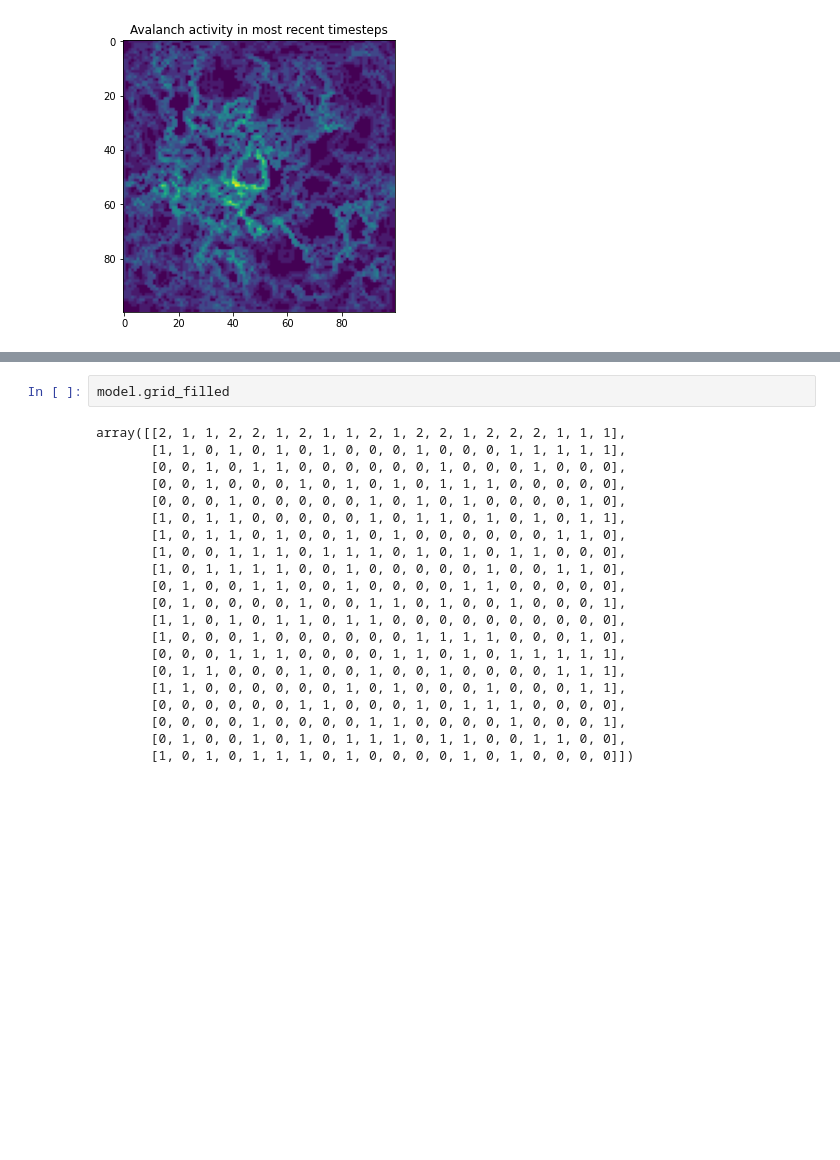
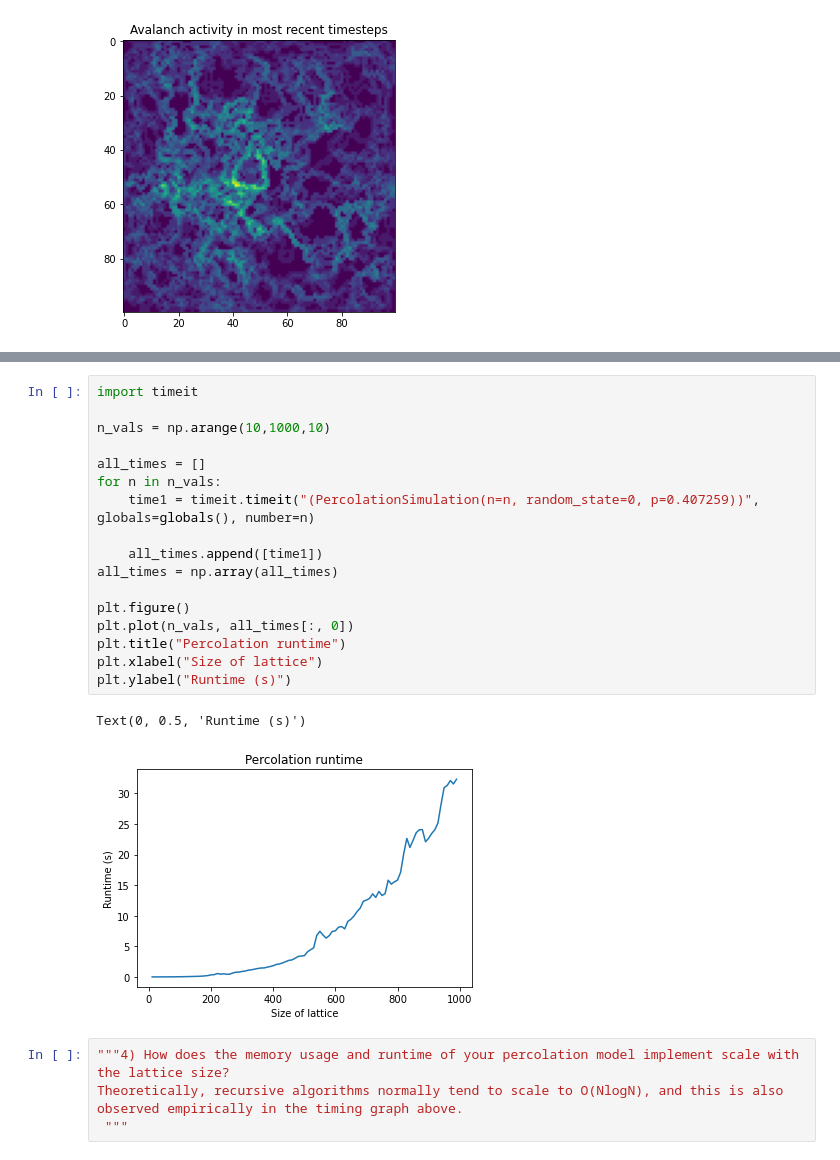
Before and after one commit to adamscottc/chpy, a Jupyter notebook: HW1_Adam_Christensen.ipynb, the cells around one changed output, grey strips where cells are left out. Saved outputs shown, nothing was run; the diff lists cells and outputs as text; blank space fills up the shorter version.

```diff
--- a/HW1_Adam_Christensen.ipynb
+++ b/HW1_Adam_Christensen.ipynb
@@ -234,23 +269,24 @@ True
-# %%
-model.grid_filled
-# %% [output]
-array([[2, 1, 1, 2, 2, 1, 2, 1, 1, 2, 1, 2, 2, 1, 2, 2, 2, 1, 1, 1],
-       [1, 1, 0, 1, 0, 1, 0, 1, 0, 0, 0, 1, 0, 0, 0, 1, 1, 1, 1, 1],
-       [0, 0, 1, 0, 1, 1, 0, 0, 0, 0, 0, 0, 1, 0, 0, 0, 1, 0, 0, 0],
-       [0, 0, 1, 0, 0, 0, 1, 0, 1, 0, 1, 0, 1, 1, 1, 0, 0, 0, 0, 0],
-       [0, 0, 0, 1, 0, 0, 0, 0, 0, 1, 0, 1, 0, 1, 0, 0, 0, 0, 1, 0],
-       [1, 0, 1, 1, 0, 0, 0, 0, 0, 1, 0, 1, 1, 0, 1, 0, 1, 0, 1, 1],
-       [1, 0, 1, 1, 0, 1, 0, 0, 1, 0, 1, 0, 0, 0, 0, 0, 0, 1, 1, 0],
-       [1, 0, 0, 1, 1, 1, 0, 1, 1, 1, 0, 1, 0, 1, 0, 1, 1, 0, 0, 0],
-       [1, 0, 1, 1, 1, 1, 0, 0, 1, 0, 0, 0, 0, 0, 1, 0, 0, 1, 1, 0],
-       [0, 1, 0, 0, 1, 1, 0, 0, 1, 0, 0, 0, 0, 1, 1, 0, 0, 0, 0, 0],
-       [0, 1, 0, 0, 0, 0, 1, 0, 0, 1, 1, 0, 1, 0, 0, 1, 0, 0, 0, 1],
-       [1, 1, 0, 1, 0, 1, 1, 0, 1, 1, 0, 0, 0, 0, 0, 0, 0, 0, 0, 0],
-       [1, 0, 0, 0, 1, 0, 0, 0, 0, 0, 0, 1, 1, 1, 1, 0, 0, 0, 1, 0],
-       [0, 0, 0, 1, 1, 1, 0, 0, 0, 0, 1, 1, 0, 1, 0, 1, 1, 1, 1, 1],
-       [0, 1, 1, 0, 0, 0, 1, 0, 0, 1, 0, 0, 1, 0, 0, 0, 0, 1, 1, 1],
-       [1, 1, 0, 0, 0, 0, 0, 0, 1, 0, 1, 0, 0, 0, 1, 0, 0, 0, 1, 1],
-       [0, 0, 0, 0, 0, 0, 1, 1, 0, 0, 0, 1, 0, 1, 1, 1, 0, 0, 0, 0],
-       [0, 0, 0, 0, 1, 0, 0, 0, 0, 1, 1, 0, 0, 0, 0, 1, 0, 0, 0, 1],
-       [0, 1, 0, 0, 1, 0, 1, 0, 1, 1, 1, 0, 1, 1, 0, 0, 1, 1, 0, 0],
-       [1, 0, 1, 0, 1, 1, 1, 0, 1, 0, 0, 0, 0, 1, 0, 1, 0, 0, 0, 0]])
+# %%
+import timeit
+
+n_vals = np.arange(10,1000,10)
+
+all_times = []
+for n in n_vals:
+    time1 = timeit.timeit("(PercolationSimulation(n=n, random_state=0, p=0.407259))", globals=globals(), number=n)
+
+    all_times.append([time1])
+all_times = np.array(all_times)
+
+plt.figure()
+plt.plot(n_vals, all_times[:, 0])
+plt.title("Percolation runtime")
+plt.xlabel("Size of lattice")
+plt.ylabel("Runtime (s)")
+# %% [output]
+Text(0, 0.5, 'Runtime (s)')
+[figure, added]
+# %%
+"""4) How does the memory usage and runtime of your percolation model implement scale with the lattice size?
+Theoretically, recursive algorithms normally tend to scale to O(NlogN), and this is also observed empirically in the timing graph above.
+ """
```
Also changed, not shown: parts of 10 cells of this notebook.
